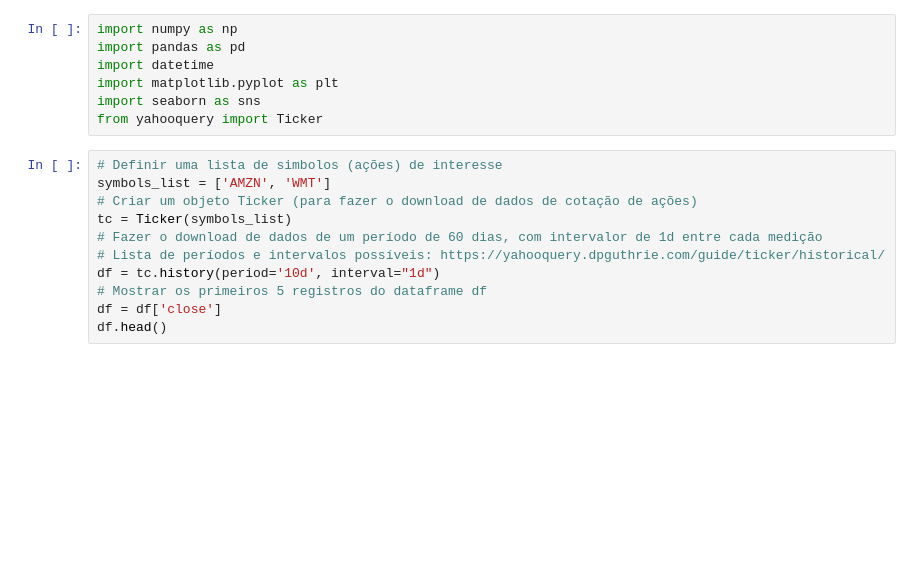
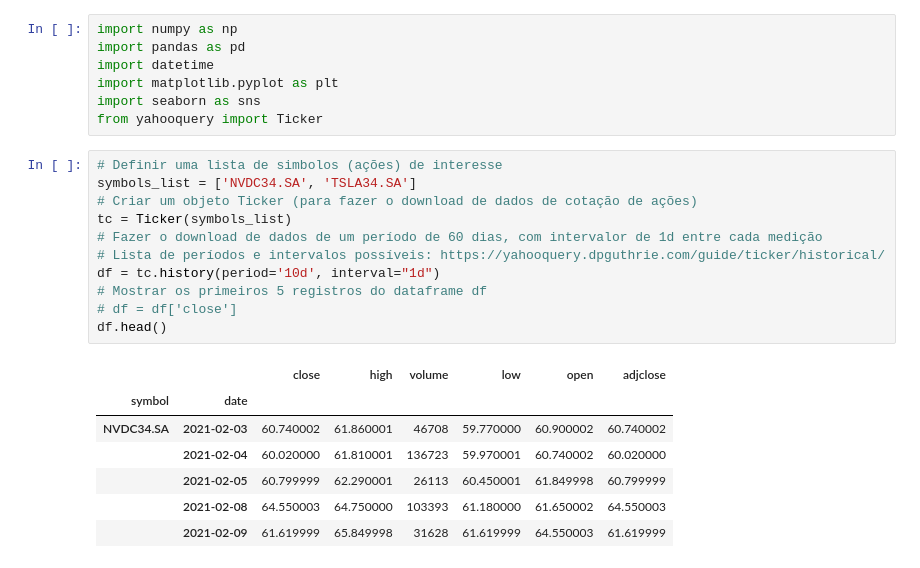
Before and after one commit to alexlopespereira/minicursoIDP2021, a Jupyter notebook: acoes/notebook/correlation-simplificado.ipynb, the cells around one changed output. Drawn from its saved outputs; the diff is of its cells as text; blank space fills up the shorter version.

```diff
--- a/acoes/notebook/correlation-simplificado.ipynb
+++ b/acoes/notebook/correlation-simplificado.ipynb
@@ -18,12 +34,20 @@ import seaborn as sns
 from yahooquery import Ticker
 # %%
 # Definir uma lista de simbolos (ações) de interesse
-symbols_list = ['AMZN', 'WMT']
+symbols_list = ['NVDC34.SA', 'TSLA34.SA']
 # Criar um objeto Ticker (para fazer o download de dados de cotação de ações)
 tc = Ticker(symbols_list)
 # Fazer o download de dados de um período de 60 dias, com intervalor de 1d entre cada medição
 # Lista de períodos e intervalos possíveis: https://yahooquery.dpguthrie.com/guide/ticker/historical/
 df = tc.history(period='10d', interval="1d")
 # Mostrar os primeiros 5 registros do dataframe df
-df = df['close']
+# df = df['close']
 df.head()
+# %% [output]
+|  |  | close | high | volume | low | open | adjclose |
+| symbol | date |  |  |  |  |  |  |
+| NVDC34.SA | 2021-02-03 | 60.740002 | 61.860001 | 46708 | 59.770000 | 60.900002 | 60.740002 |
+|  | 2021-02-04 | 60.020000 | 61.810001 | 136723 | 59.970001 | 60.740002 | 60.020000 |
+|  | 2021-02-05 | 60.799999 | 62.290001 | 26113 | 60.450001 | 61.849998 | 60.799999 |
+|  | 2021-02-08 | 64.550003 | 64.750000 | 103393 | 61.180000 | 61.650002 | 64.550003 |
+|  | 2021-02-09 | 61.619999 | 65.849998 | 31628 | 61.619999 | 64.550003 | 61.619999 |
```
Also changed, not shown: parts of 10 cells of this notebook, 2 other files.
